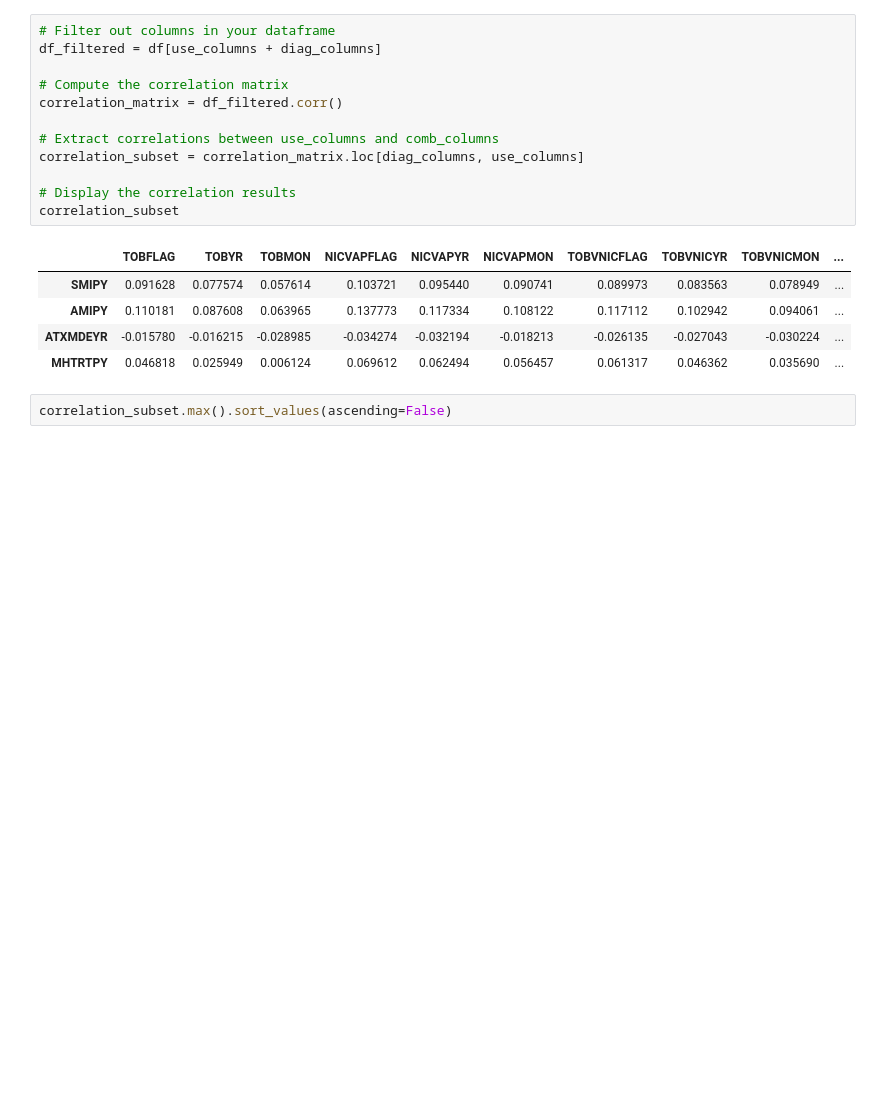
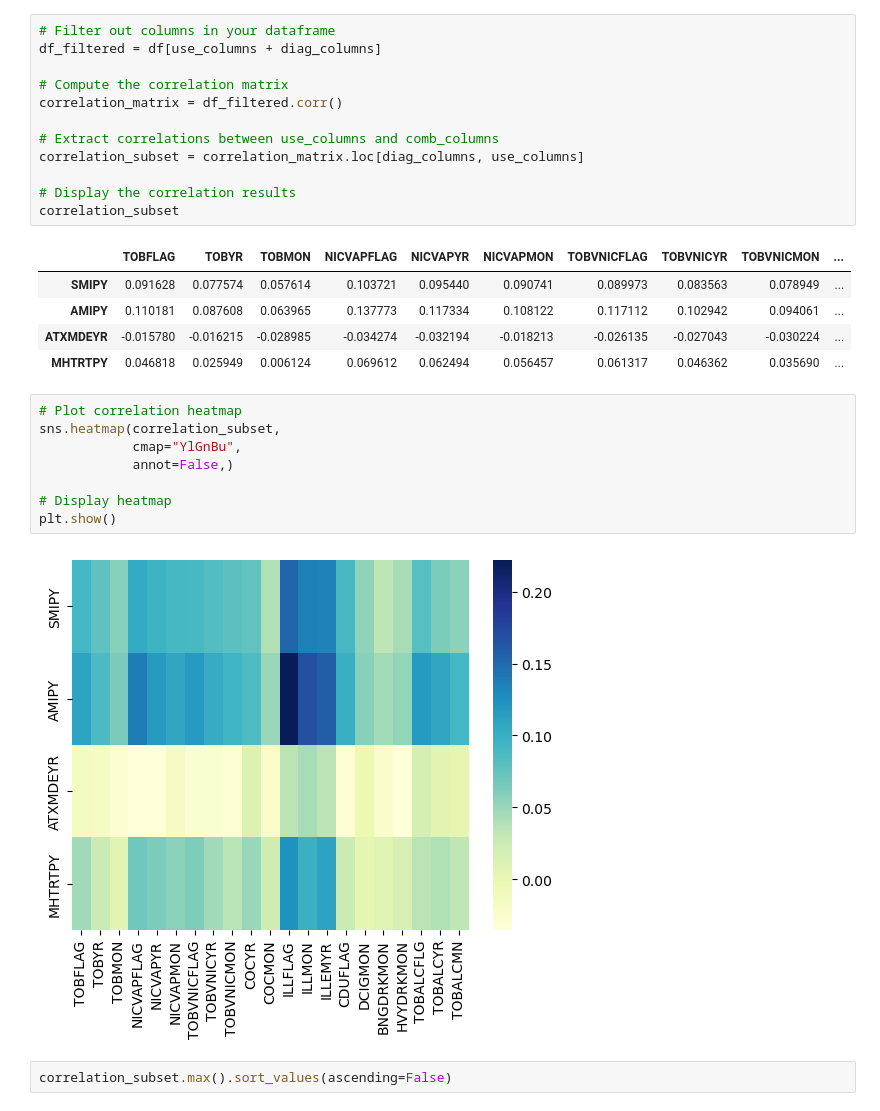
Before and after one commit to agorricho/TAG_Data_Challenge_2025, a Jupyter notebook: strdata/NSDUH_Analysis_Ver2.ipynb, the cells around one changed output. Cells and saved outputs as stored; diff of their text form; blank space fills up the shorter version.

```diff
--- a/strdata/NSDUH_Analysis_Ver2.ipynb
+++ b/strdata/NSDUH_Analysis_Ver2.ipynb
@@ -69,6 +71,16 @@ correlation_subset
 | AMIPY | 0.110181 | 0.087608 | 0.063965 | 0.137773 | 0.117334 | 0.108122 | 0.117112 | 0.102942 | 0.094061 | ... |
 | ATXMDEYR | -0.015780 | -0.016215 | -0.028985 | -0.034274 | -0.032194 | -0.018213 | -0.026135 | -0.027043 | -0.030224 | ... |
 | MHTRTPY | 0.046818 | 0.025949 | 0.006124 | 0.069612 | 0.062494 | 0.056457 | 0.061317 | 0.046362 | 0.035690 | ... |
+# %%
+# Plot correlation heatmap
+sns.heatmap(correlation_subset,
+            cmap="YlGnBu",
+            annot=False,)
+
+# Display heatmap
+plt.show()
+# %% [output]
+[figure, added]
 # %%
 correlation_subset.max().sort_values(ascending=False)
 # %% [output]
```
Also changed, not shown: parts of 4 cells of this notebook, 9 other files.
